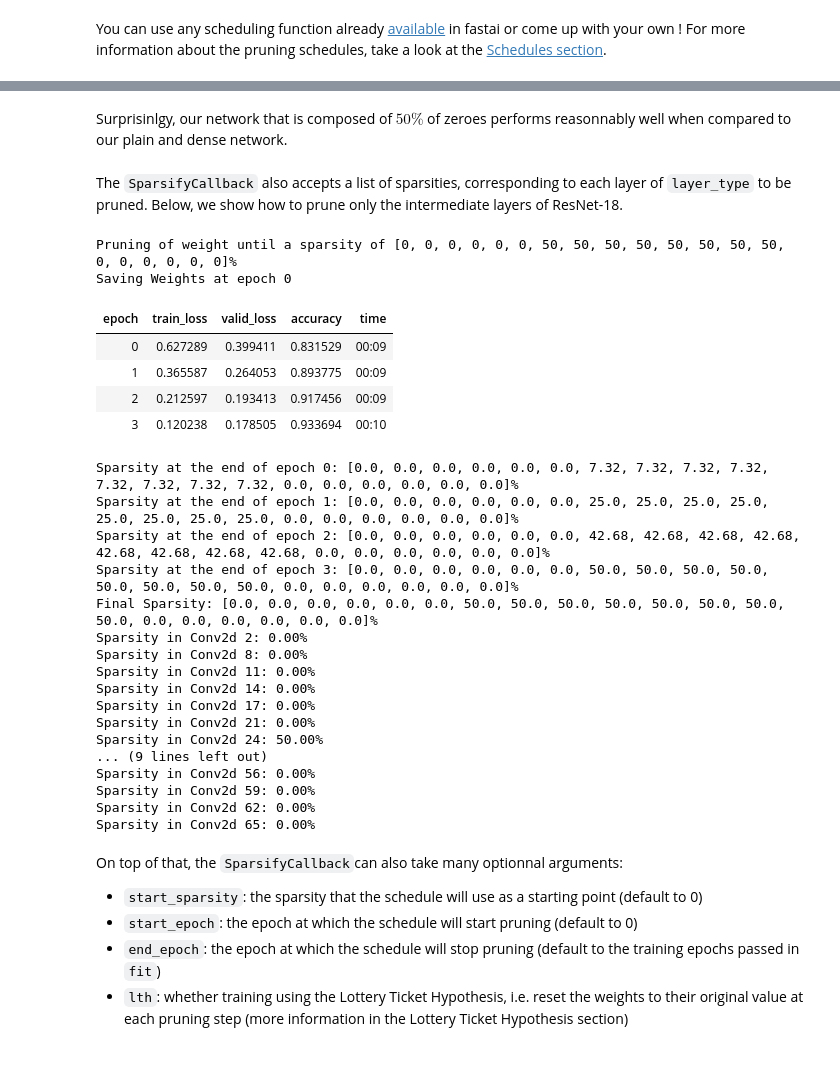
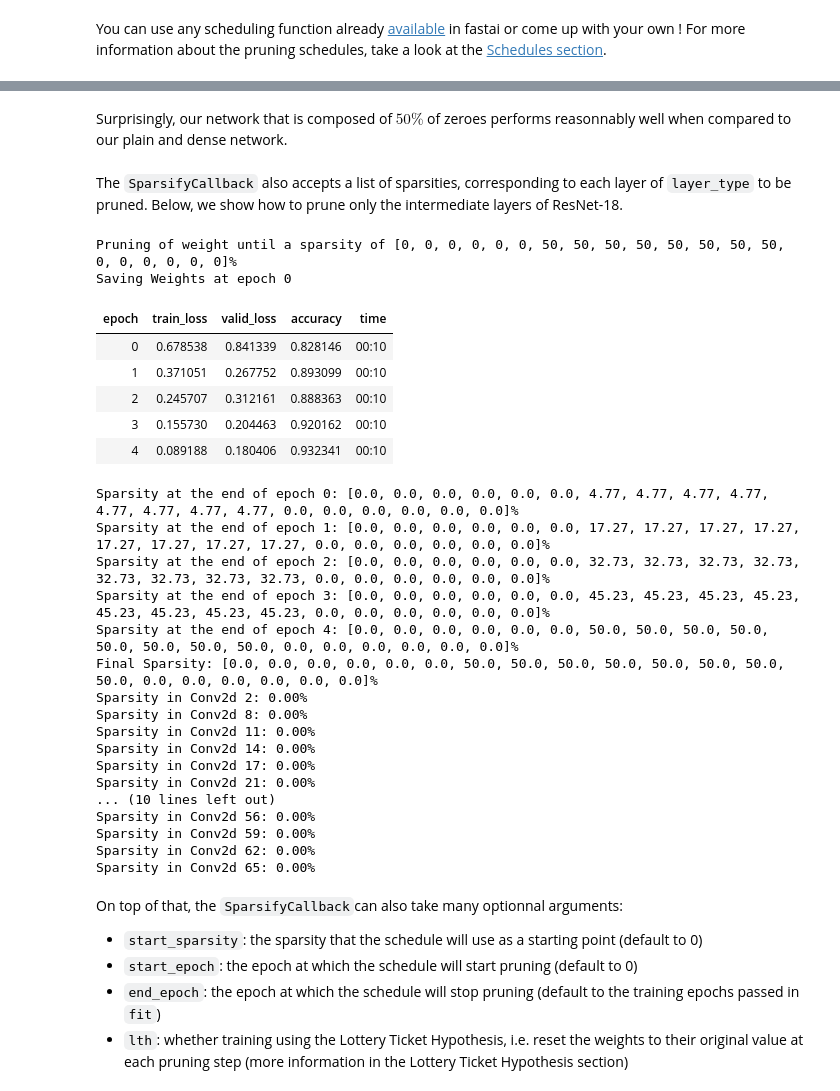
Before and after one commit to nathanhubens/fasterai, a Jupyter notebook: nbs/02_sparsify_callback.ipynb, the cells around one changed output, grey strips where cells are left out. Saved outputs shown, nothing was run; the diff lists cells and outputs as text; code cells hidden in the pictures; blank space fills up the shorter version.

```diff
--- a/nbs/02_sparsify_callback.ipynb
+++ b/nbs/02_sparsify_callback.ipynb
@@ -45,6 +45,7 @@ class SparsifyCallback(Callback):
 
         model = self.learn.model if self.model is None else self.model # Pass a model if you don't want the whole model to be pruned
         self.sparsifier = Sparsifier(model, self.granularity, self.method, self.criteria, self.layer_type)
+
         self.n_batches = math.floor(len(self.learn.dls.dataset)/self.learn.dls.bs)
         self.total_iters = self.end_epoch * self.n_batches
         self.start_iter = self.start_epoch * self.n_batches
@@ -59,15 +60,14 @@ class SparsifyCallback(Callback):
             if self.epoch < self.end_epoch: self._set_sparsity()
             self.sparsifier.prune_model(self.current_sparsity, self.round_to)
 
+    def after_step(self):
+        if self.epoch>=self.start_epoch:
             if self.lth and self.current_sparsity!=self.previous_sparsity: # If sparsity has changed, the network has been pruned
-                    print(f'Resetting Weights to their epoch {self.rewind_epoch} values')
-                    self.sparsifier._reset_weights()
+                        print(f'Resetting Weights to their epoch {self.rewind_epoch} values')
+                        self.sparsifier._reset_weights()
 
             self.previous_sparsity = self.current_sparsity
-
-    def before_step(self):
-        if self.epoch>=self.start_epoch:
-            self.sparsifier._mask_grad()
+            self.sparsifier._apply_masks()
 
     def after_epoch(self):
         sparsity_str = [float(f"%0.2f"%sp) for sp in self.current_sparsity]
@@ -134,5 +138,5 @@ Sparsity in Conv2d 65: 50.00%
 # %% [markdown]
-Surprisinlgy, our network that is composed of $50 \%$ of zeroes performs reasonnably well when compared to our plain and dense network.
+Surprisingly, our network that is composed of $50 \%$ of zeroes performs reasonnably well when compared to our plain and dense network.
 # %% [markdown]
 The `SparsifyCallback` also accepts a list of sparsities, corresponding to each layer of `layer_type` to be pruned. Below, we show how to prune only the intermediate layers of ResNet-18.
 # %%
@@ -143,19 +147,21 @@ sparsities = [0, 0, 0, 0, 0, 0, 50, 50, 50, 50, 50, 50, 50, 50, 0, 0, 0, 0, 0, 0
 # %%
 sp_cb = SparsifyCallback(end_sparsity=sparsities, granularity='weight', method='local', criteria=large_final, sched_func=sched_cos)
 # %%
-learn.fit_one_cycle(4, cbs=sp_cb)
+learn.fit_one_cycle(5, cbs=sp_cb)
 # %% [output]
 Pruning of weight until a sparsity of [0, 0, 0, 0, 0, 0, 50, 50, 50, 50, 50, 50, 50, 50, 0, 0, 0, 0, 0, 0]%
 Saving Weights at epoch 0
 | epoch | train_loss | valid_loss | accuracy | time |
-| 0 | 0.627289 | 0.399411 | 0.831529 | 00:09 |
-| 1 | 0.365587 | 0.264053 | 0.893775 | 00:09 |
-| 2 | 0.212597 | 0.193413 | 0.917456 | 00:09 |
-| 3 | 0.120238 | 0.178505 | 0.933694 | 00:10 |
+| 0 | 0.678538 | 0.841339 | 0.828146 | 00:10 |
+| 1 | 0.371051 | 0.267752 | 0.893099 | 00:10 |
+| 2 | 0.245707 | 0.312161 | 0.888363 | 00:10 |
+| 3 | 0.155730 | 0.204463 | 0.920162 | 00:10 |
+| 4 | 0.089188 | 0.180406 | 0.932341 | 00:10 |
-Sparsity at the end of epoch 0: [0.0, 0.0, 0.0, 0.0, 0.0, 0.0, 7.32, 7.32, 7.32, 7.32, 7.32, 7.32, 7.32, 7.32, 0.0, 0.0, 0.0, 0.0, 0.0, 0.0]%
-Sparsity at the end of epoch 1: [0.0, 0.0, 0.0, 0.0, 0.0, 0.0, 25.0, 25.0, 25.0, 25.0, 25.0, 25.0, 25.0, 25.0, 0.0, 0.0, 0.0, 0.0, 0.0, 0.0]%
-Sparsity at the end of epoch 2: [0.0, 0.0, 0.0, 0.0, 0.0, 0.0, 42.68, 42.68, 42.68, 42.68, 42.68, 42.68, 42.68, 42.68, 0.0, 0.0, 0.0, 0.0, 0.0, 0.0]%
-Sparsity at the end of epoch 3: [0.0, 0.0, 0.0, 0.0, 0.0, 0.0, 50.0, 50.0, 50.0, 50.0, 50.0, 50.0, 50.0, 50.0, 0.0, 0.0, 0.0, 0.0, 0.0, 0.0]%
+Sparsity at the end of epoch 0: [0.0, 0.0, 0.0, 0.0, 0.0, 0.0, 4.77, 4.77, 4.77, 4.77, 4.77, 4.77, 4.77, 4.77, 0.0, 0.0, 0.0, 0.0, 0.0, 0.0]%
+Sparsity at the end of epoch 1: [0.0, 0.0, 0.0, 0.0, 0.0, 0.0, 17.27, 17.27, 17.27, 17.27, 17.27, 17.27, 17.27, 17.27, 0.0, 0.0, 0.0, 0.0, 0.0, 0.0]%
+Sparsity at the end of epoch 2: [0.0, 0.0, 0.0, 0.0, 0.0, 0.0, 32.73, 32.73, 32.73, 32.73, 32.73, 32.73, 32.73, 32.73, 0.0, 0.0, 0.0, 0.0, 0.0, 0.0]%
+Sparsity at the end of epoch 3: [0.0, 0.0, 0.0, 0.0, 0.0, 0.0, 45.23, 45.23, 45.23, 45.23, 45.23, 45.23, 45.23, 45.23, 0.0, 0.0, 0.0, 0.0, 0.0, 0.0]%
+Sparsity at the end of epoch 4: [0.0, 0.0, 0.0, 0.0, 0.0, 0.0, 50.0, 50.0, 50.0, 50.0, 50.0, 50.0, 50.0, 50.0, 0.0, 0.0, 0.0, 0.0, 0.0, 0.0]%
 Final Sparsity: [0.0, 0.0, 0.0, 0.0, 0.0, 0.0, 50.0, 50.0, 50.0, 50.0, 50.0, 50.0, 50.0, 50.0, 0.0, 0.0, 0.0, 0.0, 0.0, 0.0]%
 Sparsity in Conv2d 2: 0.00%
 Sparsity in Conv2d 8: 0.00%
@@ -163,8 +169,7 @@ Sparsity in Conv2d 11: 0.00%
 Sparsity in Conv2d 14: 0.00%
 Sparsity in Conv2d 17: 0.00%
 Sparsity in Conv2d 21: 0.00%
-Sparsity in Conv2d 24: 50.00%
-... (9 lines left out)
+... (10 lines left out)
 Sparsity in Conv2d 56: 0.00%
 Sparsity in Conv2d 59: 0.00%
 Sparsity in Conv2d 62: 0.00%
```
Also changed, not shown: parts of 3 cells of this notebook, 9 other files.
